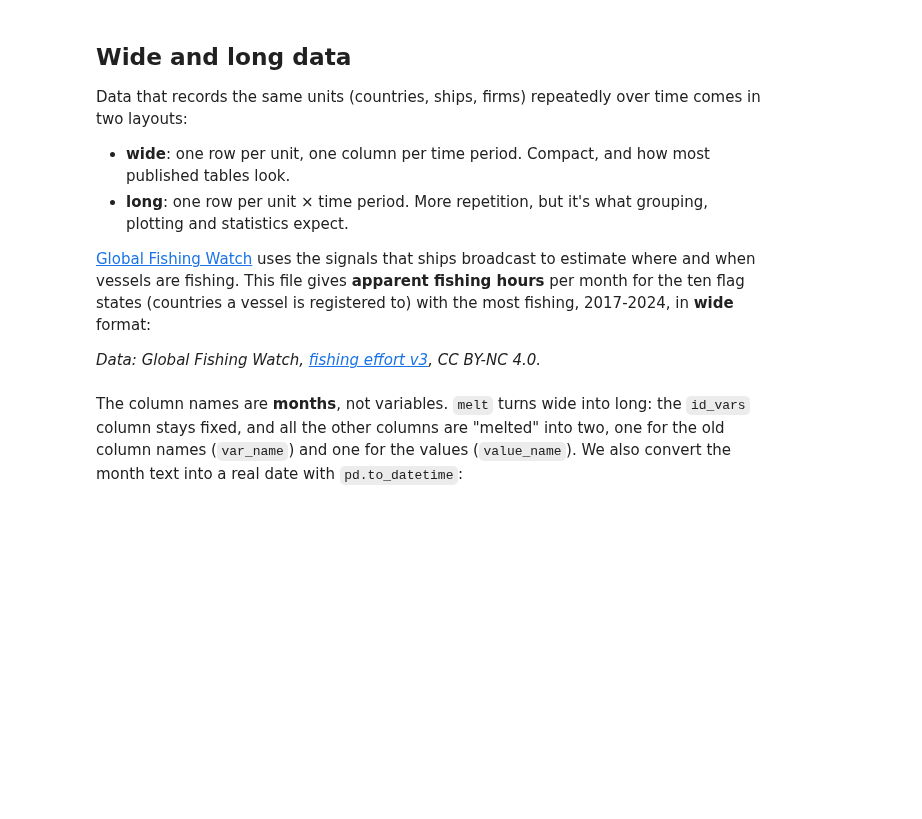
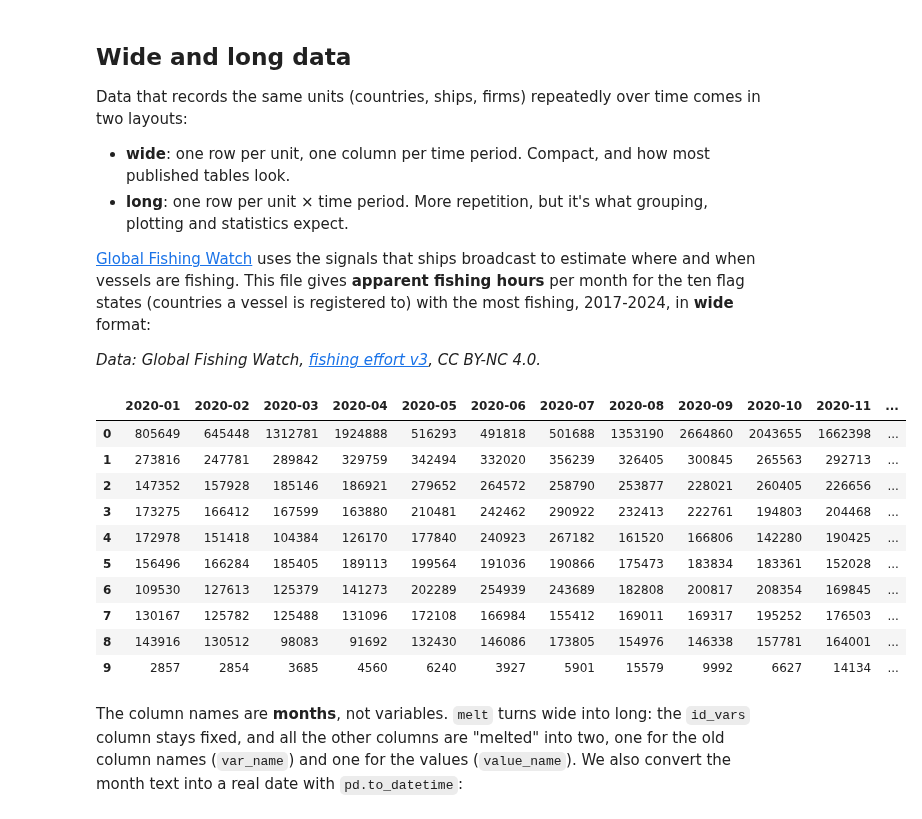
Before and after one commit to aaliyamckee/QM2, a Jupyter notebook: Aaliya_W02_Pandas.ipynb, the cells around one changed output. Saved outputs shown, nothing was run; the diff lists cells and outputs as text; code cells hidden in the pictures; blank space fills up the shorter version.

```diff
--- a/Aaliya_W02_Pandas.ipynb
+++ b/Aaliya_W02_Pandas.ipynb
@@ -326,7 +326,19 @@ Data that records the same units (countries, ships, firms) repeatedly over time
 *Data: Global Fishing Watch, [fishing effort v3](https://globalfishingwatch.org/dataset-and-code-fishing-effort/), CC BY-NC 4.0.*
 # %%
 fish_wide = pd.read_csv("https://storage.googleapis.com/qm2/2627/w02/fishing_hours_by_flag_wide.csv")
-fish_wide.iloc[:, :6]
+fish_wide.iloc[:, 37:51]
+# %% [output]
+|  | 2020-01 | 2020-02 | 2020-03 | 2020-04 | 2020-05 | 2020-06 | 2020-07 | 2020-08 | 2020-09 | 2020-10 | 2020-11 | ... |
+| 0 | 805649 | 645448 | 1312781 | 1924888 | 516293 | 491818 | 501688 | 1353190 | 2664860 | 2043655 | 1662398 | ... |
+| 1 | 273816 | 247781 | 289842 | 329759 | 342494 | 332020 | 356239 | 326405 | 300845 | 265563 | 292713 | ... |
+| 2 | 147352 | 157928 | 185146 | 186921 | 279652 | 264572 | 258790 | 253877 | 228021 | 260405 | 226656 | ... |
+| 3 | 173275 | 166412 | 167599 | 163880 | 210481 | 242462 | 290922 | 232413 | 222761 | 194803 | 204468 | ... |
+| 4 | 172978 | 151418 | 104384 | 126170 | 177840 | 240923 | 267182 | 161520 | 166806 | 142280 | 190425 | ... |
+| 5 | 156496 | 166284 | 185405 | 189113 | 199564 | 191036 | 190866 | 175473 | 183834 | 183361 | 152028 | ... |
+| 6 | 109530 | 127613 | 125379 | 141273 | 202289 | 254939 | 243689 | 182808 | 200817 | 208354 | 169845 | ... |
+| 7 | 130167 | 125782 | 125488 | 131096 | 172108 | 166984 | 155412 | 169011 | 169317 | 195252 | 176503 | ... |
+| 8 | 143916 | 130512 | 98083 | 91692 | 132430 | 146086 | 173805 | 154976 | 146338 | 157781 | 164001 | ... |
+| 9 | 2857 | 2854 | 3685 | 4560 | 6240 | 3927 | 5901 | 15579 | 9992 | 6627 | 14134 | ... |
 # %% [markdown]
 The column names are **months**, not variables. `melt` turns wide into long: the `id_vars` column stays fixed, and all the other columns are "melted" into two, one for the old column names (`var_name`) and one for the values (`value_name`). We also convert the month text into a real date with `pd.to_datetime`:
 # %%
```
Also changed, not shown: parts of 7 cells of this notebook.
